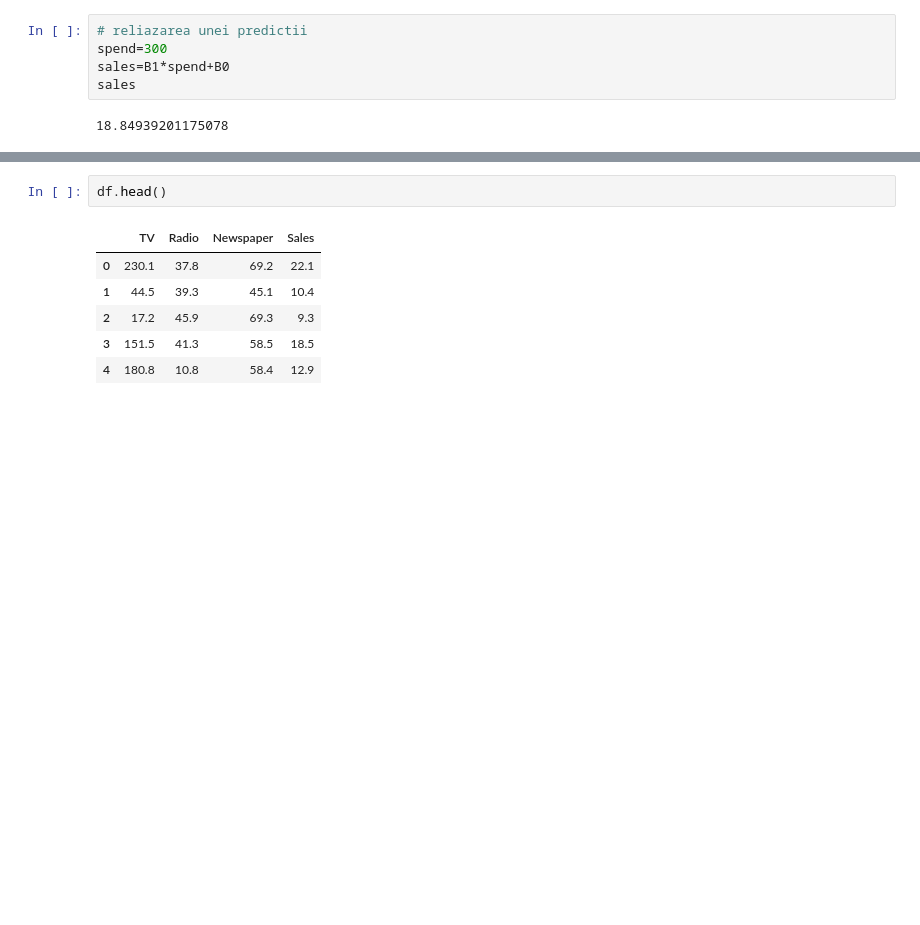
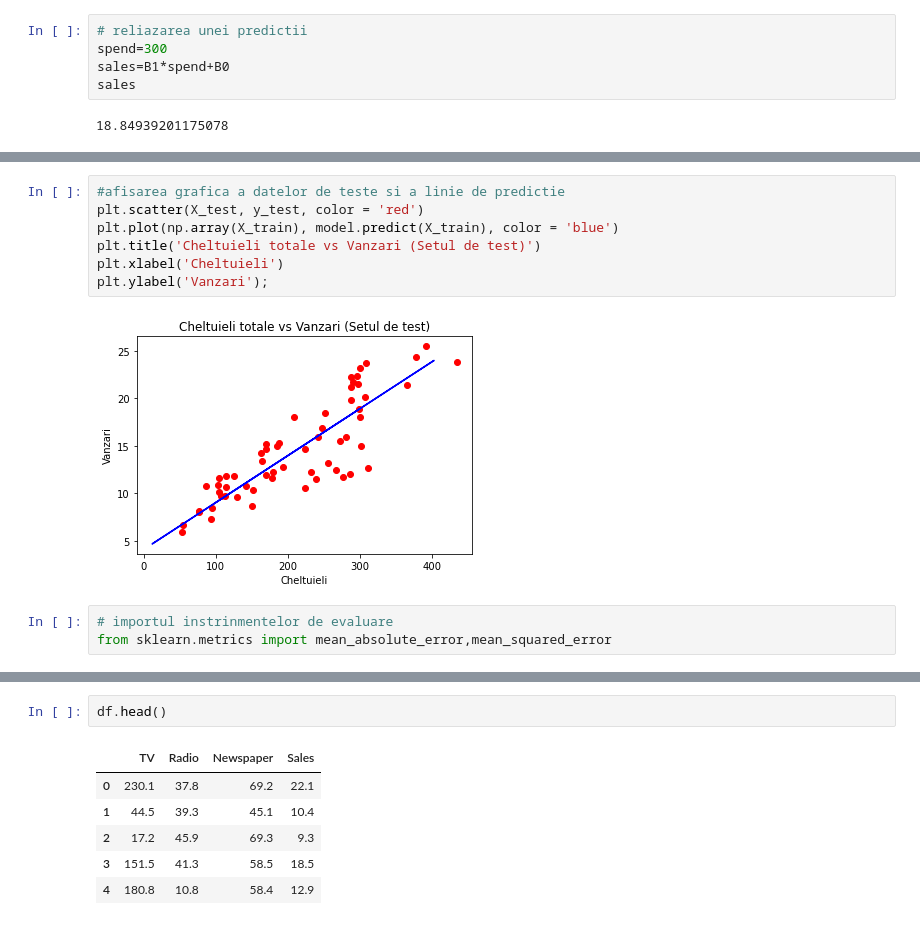
Before and after one commit to npsimid/Machine_Learning_Algorithms, a Jupyter notebook: Linear regresion/Linear_regresion.ipynb, the cells around one changed output, grey strips where cells are left out. Saved outputs shown, nothing was run; the diff lists cells and outputs as text; blank space fills up the shorter version.

```diff
--- a/Linear regresion/Linear_regresion.ipynb
+++ b/Linear regresion/Linear_regresion.ipynb
@@ -126,0 +244,12 @@ sales
+# %%
+#afisarea grafica a datelor de teste si a linie de predictie
+plt.scatter(X_test, y_test, color = 'red')
+plt.plot(np.array(X_train), model.predict(X_train), color = 'blue')
+plt.title('Cheltuieli totale vs Vanzari (Setul de test)')
+plt.xlabel('Cheltuieli')
+plt.ylabel('Vanzari');
+# %% [output]
+[figure, added]
+# %%
+# importul instrinmentelor de evaluare
+from sklearn.metrics import mean_absolute_error,mean_squared_error
```
Also changed, not shown: parts of 177 cells of this notebook, 1 other file.
